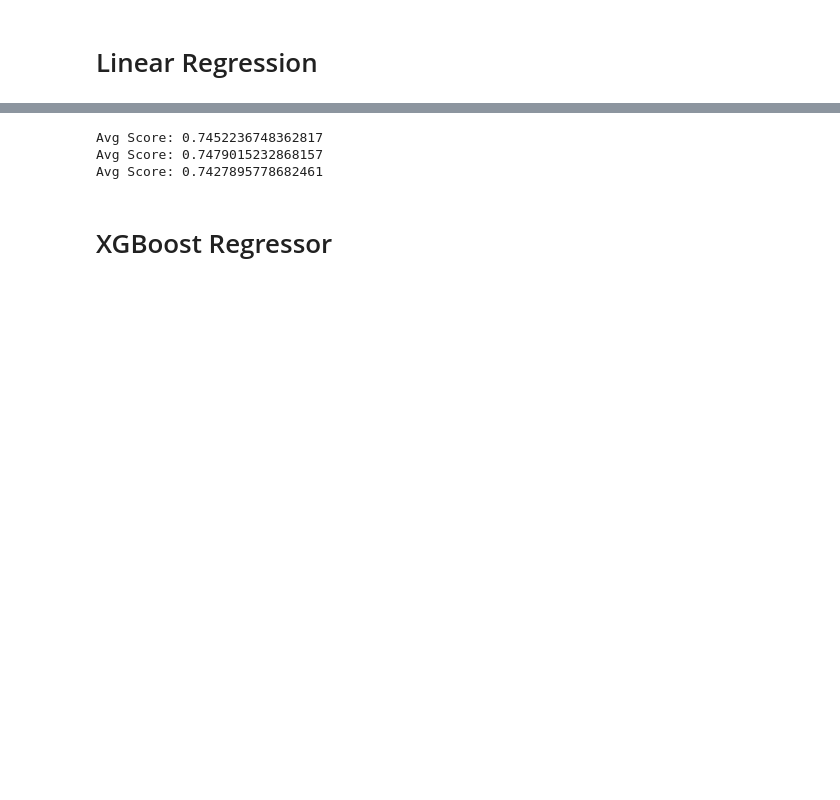
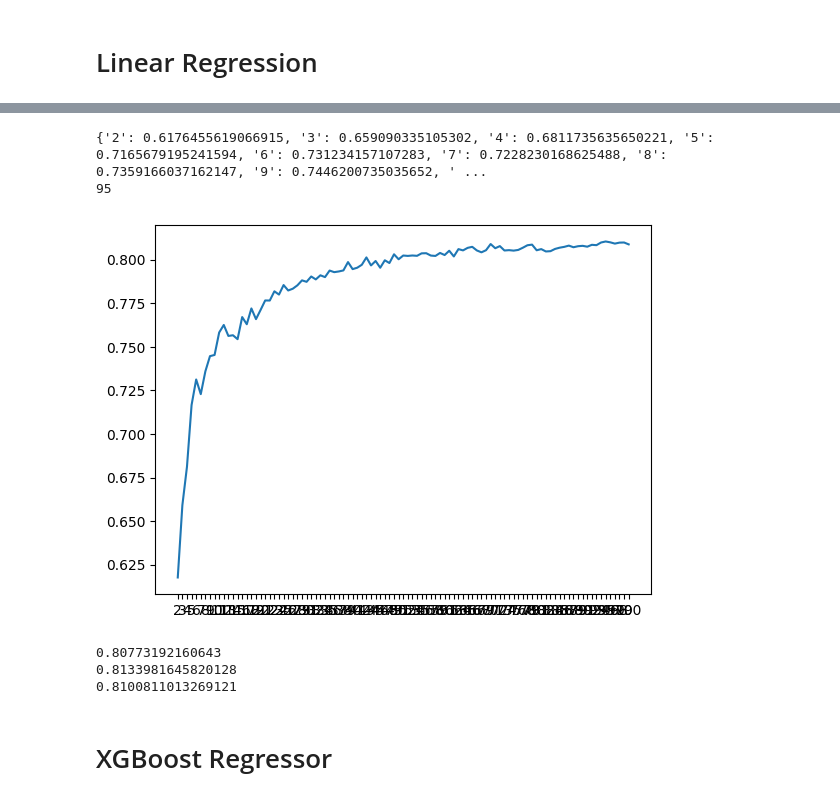
Before and after one commit to aluxf/ml-sales-forecasting, a Jupyter notebook: notebooks/training.ipynb, the cells around one changed output, grey strips where cells are left out. Drawn from its saved outputs; the diff is of its cells as text; code cells hidden in the pictures; blank space fills up the shorter version.

```diff
--- a/notebooks/training.ipynb
+++ b/notebooks/training.ipynb
@@ -107,4 +111,13 @@ def lin_reg(df, n_splits):
 
         # print("Score:", score)
 
-    print('Avg Score:', sum(avg_score) / len(avg_score))
+    return sum(avg_score) / len(avg_score)
+# %%
+linreg_split_test = {}
+for n in range(2, 101):
+    print(n)
+    avg1 = lin_reg(discard_df, n)
+    avg2 = lin_reg(average_df, n)
+    avg3 = lin_reg(predict_df, n)
+    #print(avg)
+    linreg_split_test[str(n)] = (avg1 + avg2 + avg3) / 3
@@ -111,15 +142,32 @@ def lin_reg(df, n_splits):
+# %%
+print(linreg_split_test)
+print(max(linreg_split_test, key=linreg_split_test.get))
+# %% [output]
+{'2': 0.6176455619066915, '3': 0.659090335105302, '4': 0.6811735635650221, '5': 0.7165679195241594, '6': 0.731234157107283, '7': 0.7228230168625488, '8': 0.7359166037162147, '9': 0.7446200735035652, ' ...
+95
+# %%
+import matplotlib.pylab as plt
+
+lists = (linreg_split_test.items()) # sorted by key, return a list of tuples
+
+x, y = zip(*lists) # unpack a list of pairs into two tuples
+
+plt.plot(x, y)
+plt.show()
+# %% [output]
+[figure, added]
 # %%
-splits = 10
+splits = 95
 
-lin_reg(discard_df, splits)
+print(lin_reg(discard_df, splits))
 
-lin_reg(average_df, splits)
+print(lin_reg(average_df, splits))
 
-lin_reg(predict_df, splits)
+print(lin_reg(predict_df, splits))
 # %% [output]
-Avg Score: 0.7452236748362817
-Avg Score: 0.7479015232868157
-Avg Score: 0.7427895778682461
+0.80773192160643
+0.8133981645820128
+0.8100811013269121
 # %% [markdown]
 # XGBoost Regressor
 # %%
```
Also changed, not shown: parts of 7 cells of this notebook.
